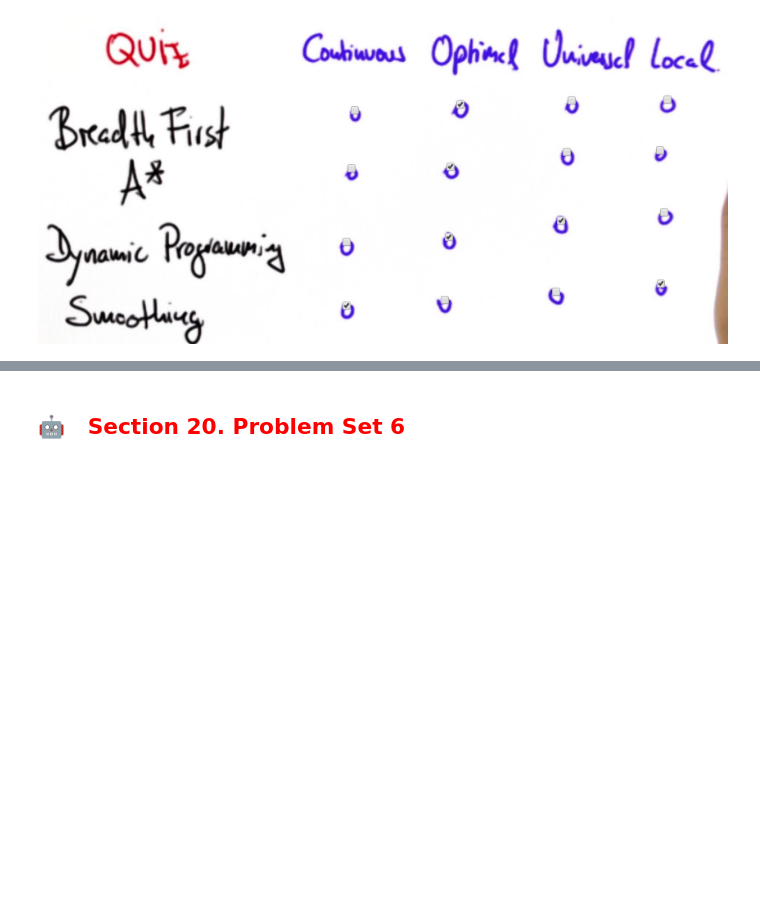
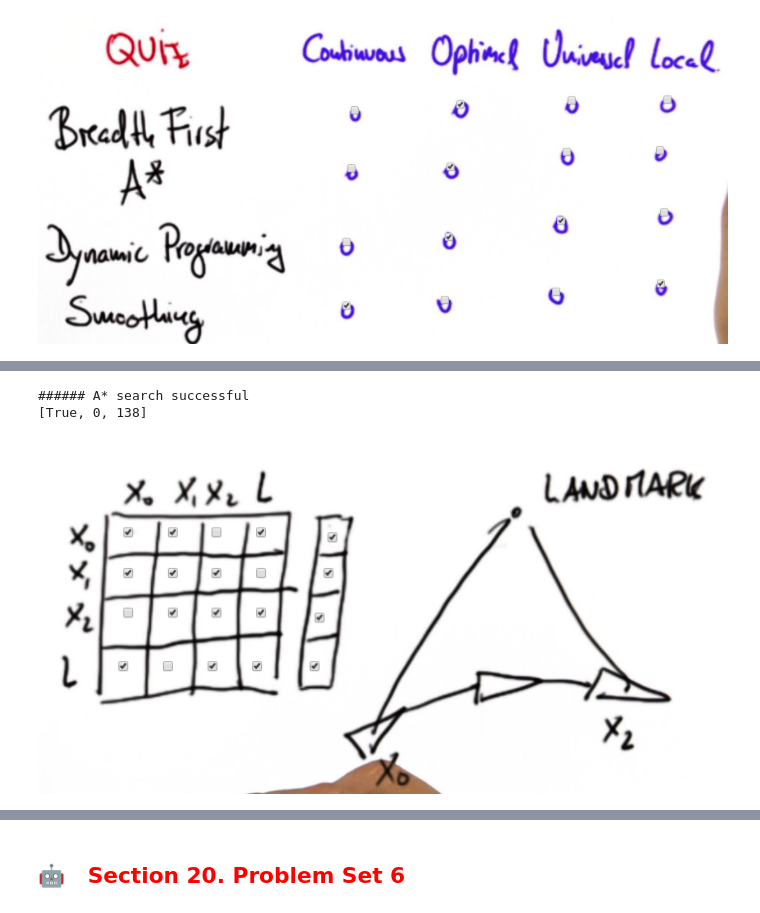
Before and after one commit to OlgaBelitskaya/reflections, a Jupyter notebook: cs373/reflections-cs373-19-22.ipynb, the cells around one changed output, grey strips where cells are left out. Cells and saved outputs as stored; diff of their text form; code cells hidden in the pictures; blank space fills up the shorter version.

```diff
--- a/cs373/reflections-cs373-19-22.ipynb
+++ b/cs373/reflections-cs373-19-22.ipynb
@@ -43,0 +709,6 @@ Image('373_03.png')
+# %%
+print (main(grid, init, goal, steering_noise, distance_noise, measurement_noise,
+           weight_data, weight_smooth, p_gain, d_gain))
+# %% [output]
+###### A* search successful
+[True, 0, 138]
@@ -43,0 +751,5 @@ Image('373_03.png')
+# %%
+# Quiz: Matrix Modification
+Image('373_05.png')
+# %% [output]
+[figure, added]
```
Also changed, not shown: parts of 23 cells of this notebook.
